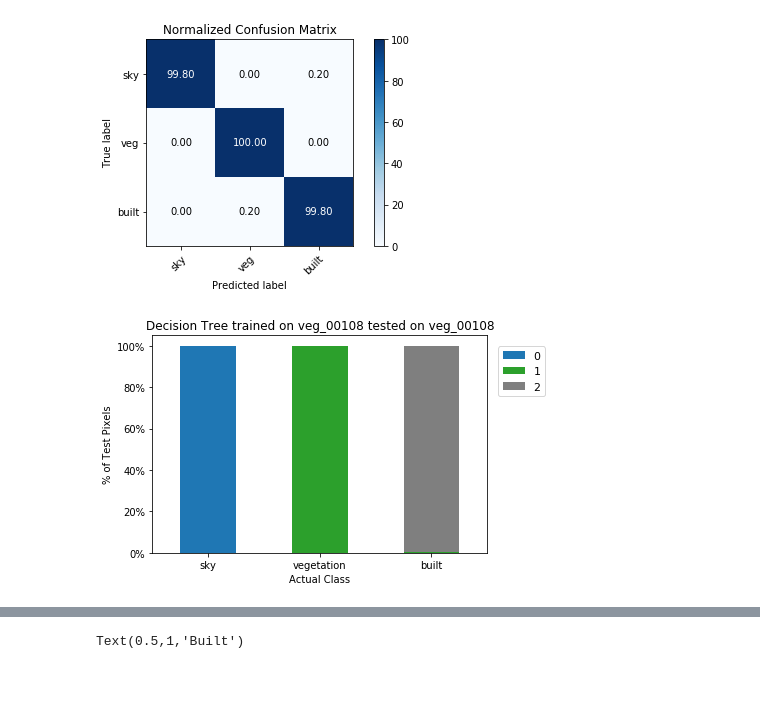
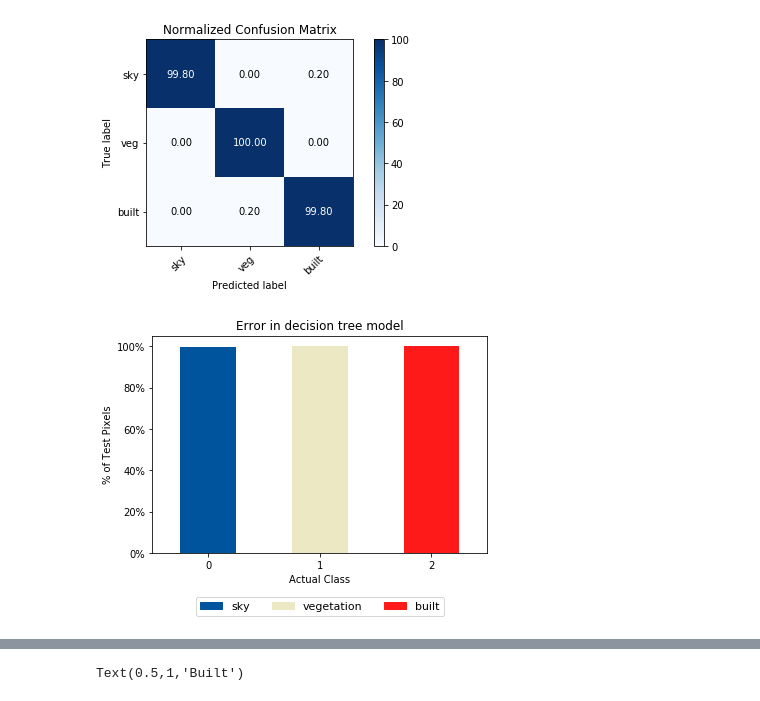
Before and after one commit to faridqamar/uo_vegetation, a Jupyter notebook: veg_pix_decision_tree.ipynb, the cells around one changed output, grey strips where cells are left out. Saved outputs shown, nothing was run; the diff lists cells and outputs as text; code cells hidden in the pictures.

Commit message:
decision tree classification of veg_00108

```diff
--- a/veg_pix_decision_tree.ipynb
+++ b/veg_pix_decision_tree.ipynb
@@ -320,7 +320,7 @@ import matplotlib as mpl
 predictCube_reshape = predictCube.reshape(cube_sub.shape[1], cube_sub.shape[2])
 
 t=1
-cmap = {0:[0.0,0.33,0.62,t], 1:[0.564,0.933,0.564,t], 2:[1.0,0.1,0.1,t]}
+cmap = {0:[0.0,0.33,0.62,t], 1:[0.93,0.91,0.77,t], 2:[1.0,0.1,0.1,t]}
 labels = {0:'sky', 1:"vegetation", 2:"built"}
 arrayShow = np.array([[cmap[i] for i in j] for j in predictCube_reshape])
 patches = [mpatches.Patch(color=cmap[i], label=labels[i]) for i in cmap]
@@ -451,17 +451,18 @@ fig.savefig("./output/plots/4_decision_tree_norm_confusion_matrix_of_veg_00108.p
 # %%
 df_test_norm = df_test_norm.transpose()
 import matplotlib.pyplot as plt
 from matplotlib.ticker import FuncFormatter
 %matplotlib inline
 
-ax = df_test_norm.plot.bar(rot=0, stacked=True, color=['tab:blue', 'tab:green', 'tab:grey'])
+ax = df_test_norm.plot.bar(rot=0, stacked=True, color=[[0.0,0.33,0.62,1.0], [0.93,0.91,0.77,1.0], [1.0,0.1,0.1,1.0]])
 formatter = FuncFormatter(lambda counts_veg_norm, pos: "%d%%" % (counts_veg_norm))
 ax.yaxis.set_major_formatter(formatter)
 plt.xlabel('Actual Class')
 plt.ylabel('% of Test Pixels')
-plt.title('Decision Tree trained on veg_00108 tested on veg_00108')
-plt.legend(bbox_to_anchor=(1,1), loc=2, borderaxespad=1.0, prop={'size':11})
-plt.show()
-fig.savefig("./output/plots/2_decision_tree_class_prediction_error_of_veg_00108.png")
+plt.title('Error in decision tree model')
+lgd = ax.legend(handles=patches, bbox_to_anchor=(0.5,0), loc=9, borderaxespad=4.0, prop={'size':11}, ncol=3)
+#plt.legend(bbox_to_anchor=(1,1), loc=2, borderaxespad=1.0, prop={'size':11})
+#plt.show()
+plt.savefig("./output/plots/2_decision_tree_class_prediction_error_of_veg_00108.png", bbox_extra_artists=(lgd,), bbox_inches='tight')
 # %% [output]
-[figure, old version]
+[figure, new version]
```
Also changed, not shown: parts of 3 cells of this notebook, 1 other file.
